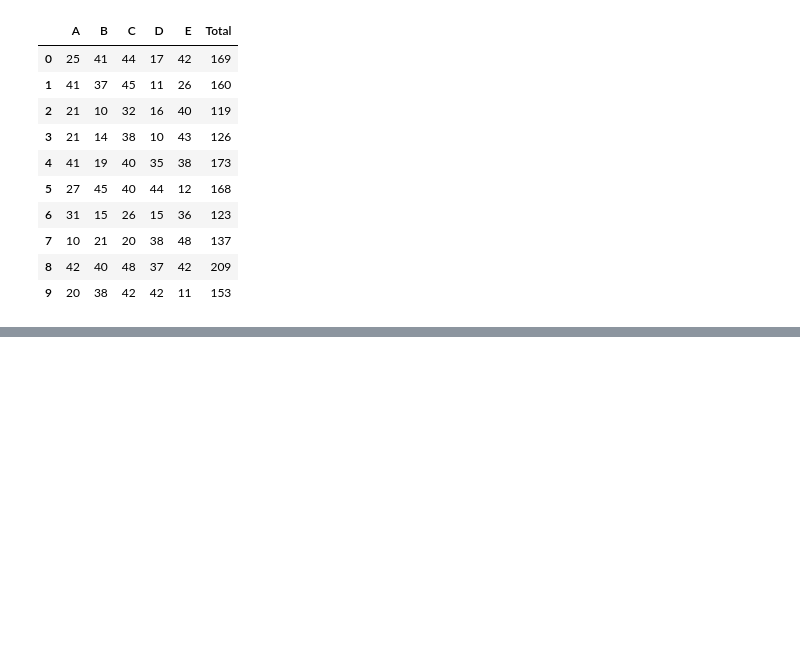
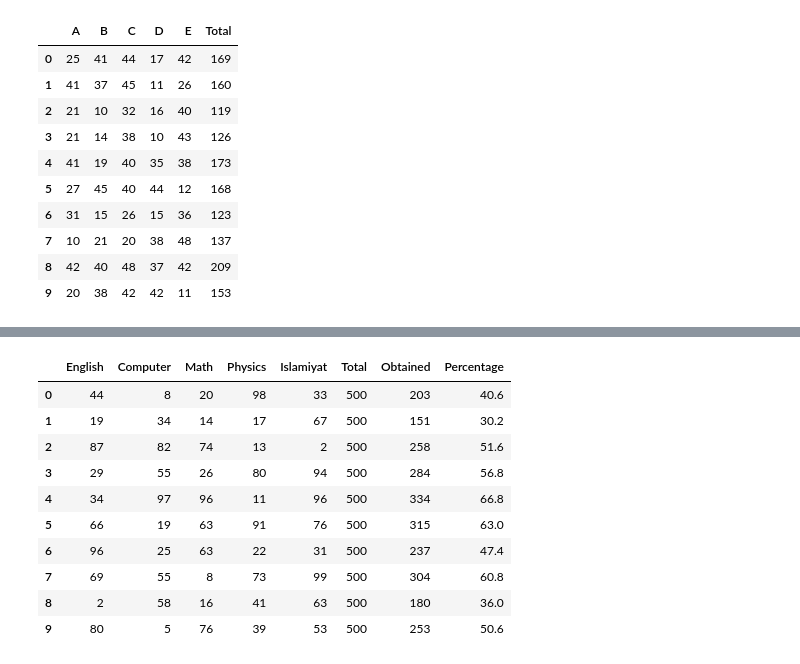
Before and after one commit to Sarmad426/Generative-AI, a Jupyter notebook: 4-pandas/table-operations.ipynb, the cells around one changed output, grey strips where cells are left out. Drawn from its saved outputs; the diff is of its cells as text; code cells hidden in the pictures; blank space fills up the shorter version.

Commit message:
Result card using DataFrame

```diff
--- a/4-pandas/table-operations.ipynb
+++ b/4-pandas/table-operations.ipynb
@@ -338,0 +341,10 @@ df
+# %%
+
+total: int = 10
+
+scores: NDArray[Shape[str(total)+'5'],Int64] = np.random.randint(1,100,(total,5))
+
+result_card : pd.DataFrame = pd.DataFrame(
+    scores, columns=["English", "Computer", "Math", "Physics", "Islamiyat"]
+)
+result_card
@@ -338,0 +363,11 @@ df
+# %%
+# Adding a Total and Obtained Column
+
+result_card['Total'] = 500
+
+
+result_card['Obtained'] = (
+    result_card['English'] + result_card['Computer'] + result_card['Islamiyat'] + result_card['Math'] + result_card['Physics']
+    )
+
+result_card
@@ -338,0 +386,18 @@ df
+# %%
+# Creating a Grade Column
+
+result_card['Percentage'] = (result_card['Obtained'] / result_card['Total']) * 100
+
+result_card
+# %% [output]
+|  | English | Computer | Math | Physics | Islamiyat | Total | Obtained | Percentage |
+| 0 | 44 | 8 | 20 | 98 | 33 | 500 | 203 | 40.6 |
+| 1 | 19 | 34 | 14 | 17 | 67 | 500 | 151 | 30.2 |
+| 2 | 87 | 82 | 74 | 13 | 2 | 500 | 258 | 51.6 |
+| 3 | 29 | 55 | 26 | 80 | 94 | 500 | 284 | 56.8 |
+| 4 | 34 | 97 | 96 | 11 | 96 | 500 | 334 | 66.8 |
+| 5 | 66 | 19 | 63 | 91 | 76 | 500 | 315 | 63.0 |
+| 6 | 96 | 25 | 63 | 22 | 31 | 500 | 237 | 47.4 |
+| 7 | 69 | 55 | 8 | 73 | 99 | 500 | 304 | 60.8 |
+| 8 | 2 | 58 | 16 | 41 | 63 | 500 | 180 | 36.0 |
+| 9 | 80 | 5 | 76 | 39 | 53 | 500 | 253 | 50.6 |
```
Also changed, not shown: parts of 5 cells of this notebook.
